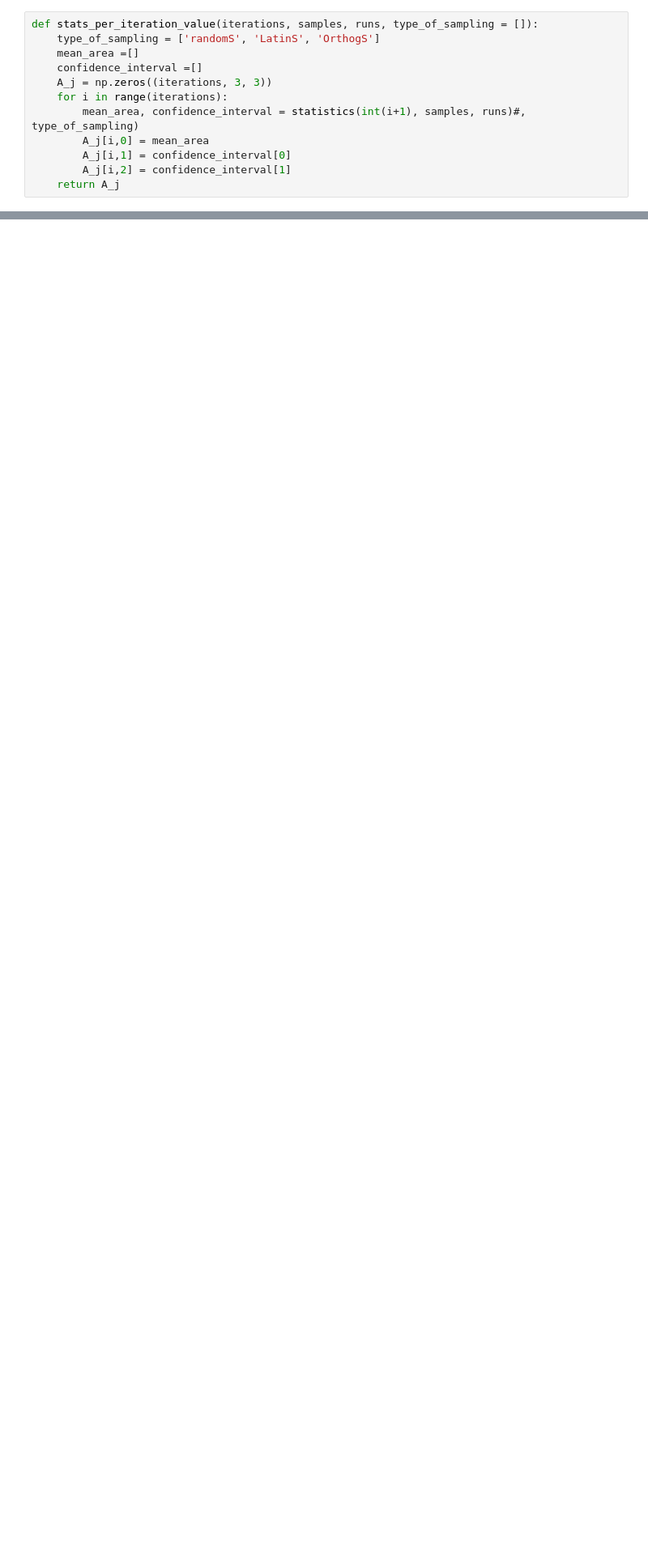
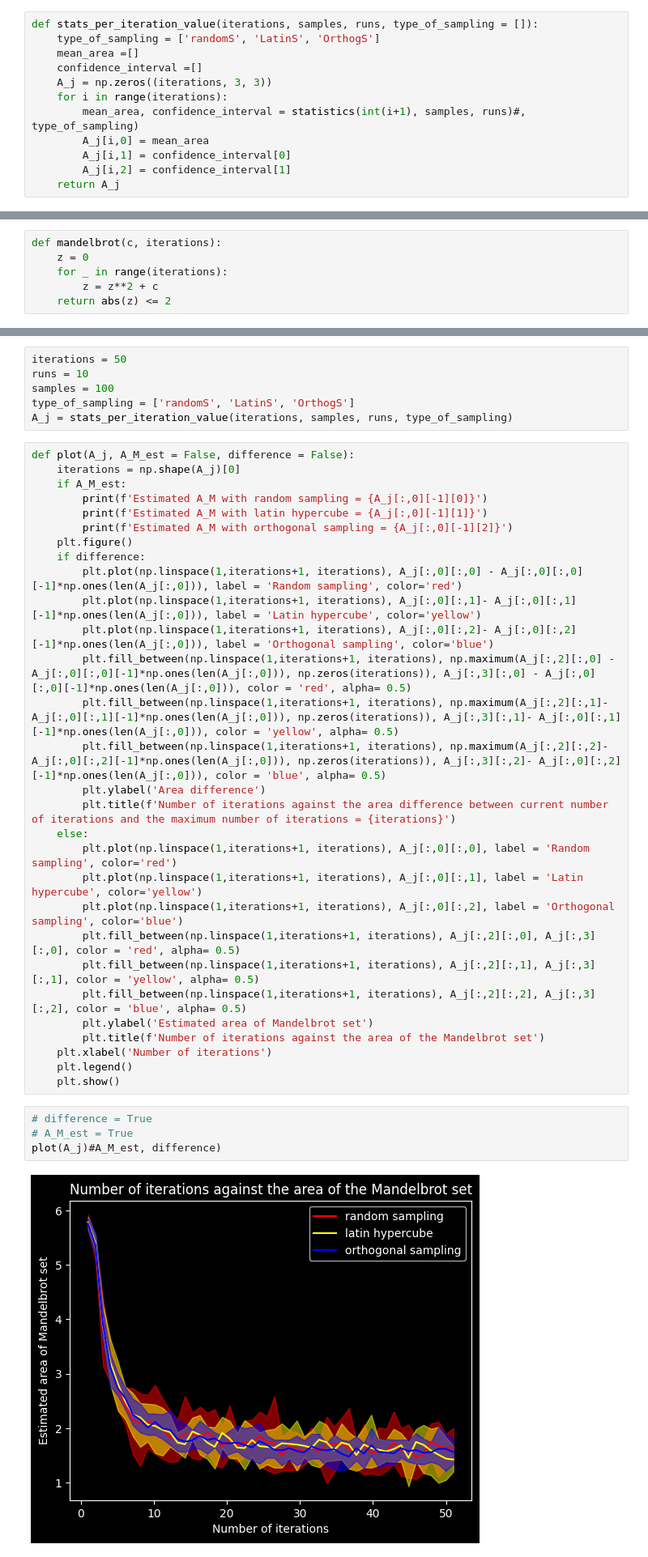
Before and after one commit to arendgeerlofs/Stochastic_Simulation, a Jupyter notebook: Assignment 1.ipynb, the cells around one changed output, grey strips where cells are left out. Shown at 81% size. Saved outputs shown, nothing was run; the diff lists cells and outputs as text; blank space fills up the shorter version.

Commit message:
Statistics work for three types of sampling

```diff
--- a/Assignment 1.ipynb
+++ b/Assignment 1.ipynb
@@ -92,0 +87,6 @@ print(np.shape(A_j)[0])
+# %%
+def mandelbrot(c, iterations):
+    z = 0
+    for _ in range(iterations):
+        z = z**2 + c
+    return abs(z) <= 2
@@ -92,0 +193,41 @@ print(np.shape(A_j)[0])
+# %%
+iterations = 50
+runs = 10
+samples = 100
+type_of_sampling = ['randomS', 'LatinS', 'OrthogS']
+A_j = stats_per_iteration_value(iterations, samples, runs, type_of_sampling)
+# %%
+def plot(A_j, A_M_est = False, difference = False):
+    iterations = np.shape(A_j)[0]
+    if A_M_est:
+        print(f'Estimated A_M with random sampling = {A_j[:,0][-1][0]}')
+        print(f'Estimated A_M with latin hypercube = {A_j[:,0][-1][1]}')
+        print(f'Estimated A_M with orthogonal sampling = {A_j[:,0][-1][2]}')
+    plt.figure()
+    if difference:
+        plt.plot(np.linspace(1,iterations+1, iterations), A_j[:,0][:,0] - A_j[:,0][:,0][-1]*np.ones(len(A_j[:,0])), label = 'Random sampling', color='red')
+        plt.plot(np.linspace(1,iterations+1, iterations), A_j[:,0][:,1]- A_j[:,0][:,1][-1]*np.ones(len(A_j[:,0])), label = 'Latin hypercube', color='yellow')
+        plt.plot(np.linspace(1,iterations+1, iterations), A_j[:,0][:,2]- A_j[:,0][:,2][-1]*np.ones(len(A_j[:,0])), label = 'Orthogonal sampling', color='blue')
+        plt.fill_between(np.linspace(1,iterations+1, iterations), np.maximum(A_j[:,2][:,0] - A_j[:,0][:,0][-1]*np.ones(len(A_j[:,0])), np.zeros(iterations)), A_j[:,3][:,0] - A_j[:,0][:,0][-1]*np.ones(len(A_j[:,0])), color = 'red', alpha= 0.5)
+        plt.fill_between(np.linspace(1,iterations+1, iterations), np.maximum(A_j[:,2][:,1]- A_j[:,0][:,1][-1]*np.ones(len(A_j[:,0])), np.zeros(iterations)), A_j[:,3][:,1]- A_j[:,0][:,1][-1]*np.ones(len(A_j[:,0])), color = 'yellow', alpha= 0.5)
+        plt.fill_between(np.linspace(1,iterations+1, iterations), np.maximum(A_j[:,2][:,2]- A_j[:,0][:,2][-1]*np.ones(len(A_j[:,0])), np.zeros(iterations)), A_j[:,3][:,2]- A_j[:,0][:,2][-1]*np.ones(len(A_j[:,0])), color = 'blue', alpha= 0.5)
+        plt.ylabel('Area difference')
+        plt.title(f'Number of iterations against the area difference between current number of iterations and the maximum number of iterations = {iterations}')
+    else:
+        plt.plot(np.linspace(1,iterations+1, iterations), A_j[:,0][:,0], label = 'Random sampling', color='red')
+        plt.plot(np.linspace(1,iterations+1, iterations), A_j[:,0][:,1], label = 'Latin hypercube', color='yellow')
+        plt.plot(np.linspace(1,iterations+1, iterations), A_j[:,0][:,2], label = 'Orthogonal sampling', color='blue')
+        plt.fill_between(np.linspace(1,iterations+1, iterations), A_j[:,2][:,0], A_j[:,3][:,0], color = 'red', alpha= 0.5)
+        plt.fill_between(np.linspace(1,iterations+1, iterations), A_j[:,2][:,1], A_j[:,3][:,1], color = 'yellow', alpha= 0.5)
+        plt.fill_between(np.linspace(1,iterations+1, iterations), A_j[:,2][:,2], A_j[:,3][:,2], color = 'blue', alpha= 0.5)
+        plt.ylabel('Estimated area of Mandelbrot set')
+        plt.title(f'Number of iterations against the area of the Mandelbrot set')
+    plt.xlabel('Number of iterations')
+    plt.legend()
+    plt.show()
+# %%
+# difference = True
+# A_M_est = True
+plot(A_j)#A_M_est, difference)
+# %% [output]
+[figure, added]
```
Also changed, not shown: parts of 11 cells of this notebook, 1 other file.
